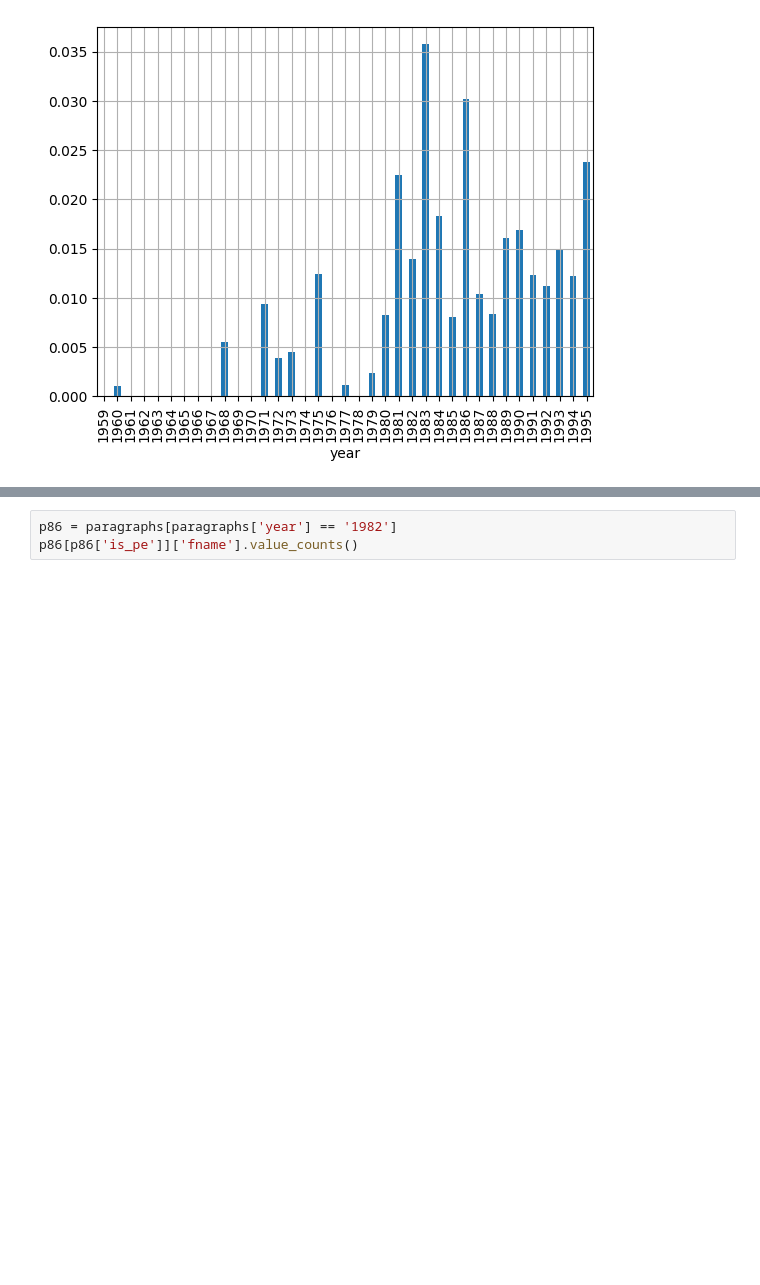
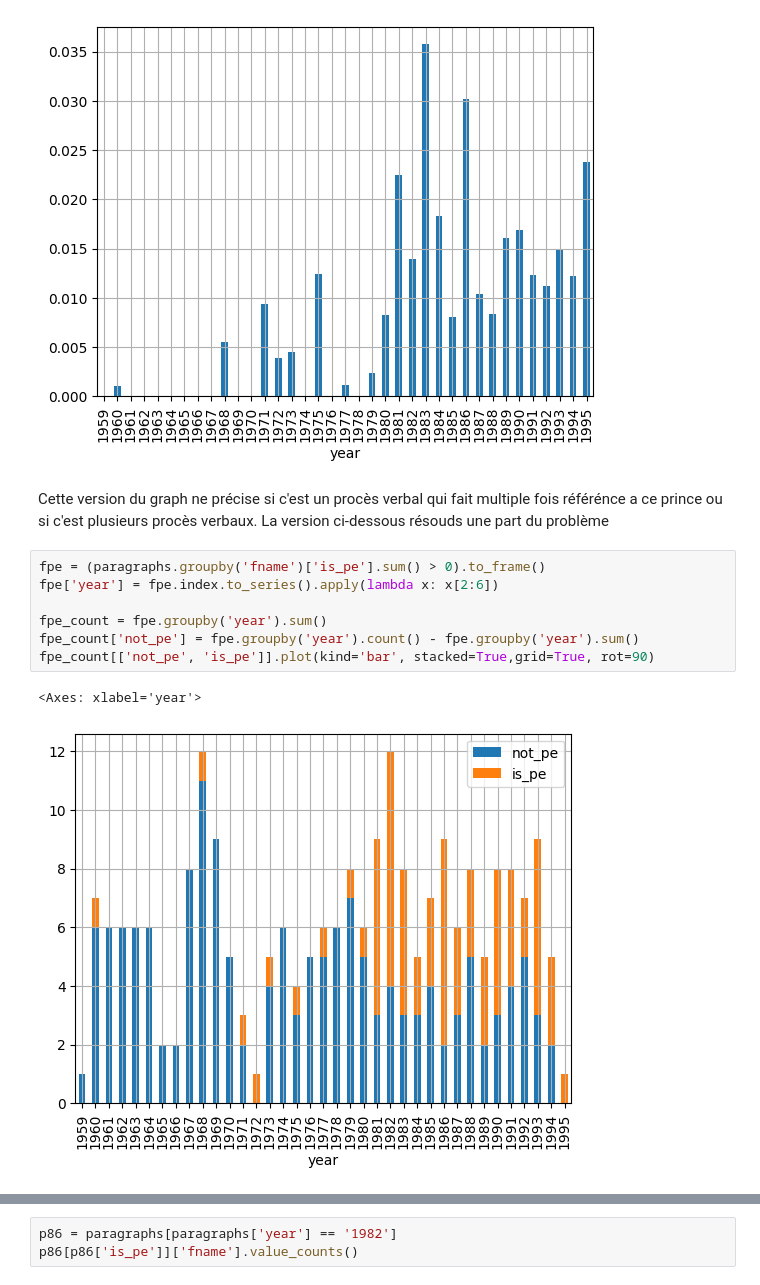
Before and after one commit to MR8u/jusTAL, a Jupyter notebook: egalite_distrib.ipynb, the cells around one changed output, grey strips where cells are left out. Saved outputs shown, nothing was run; the diff lists cells and outputs as text; blank space fills up the shorter version.

```diff
--- a/egalite_distrib.ipynb
+++ b/egalite_distrib.ipynb
@@ -15,3 +15,15 @@ Name: count, dtype: int64
 # %% [output]
 <Axes: xlabel='year'>
 [figure]
+# %% [markdown]
+Cette version du graph ne précise si c'est un procès verbal qui fait multiple fois référénce a ce prince ou si c'est plusieurs procès verbaux. La version ci-dessous résouds une part du problème
+# %%
+fpe = (paragraphs.groupby('fname')['is_pe'].sum() > 0).to_frame()
+fpe['year'] = fpe.index.to_series().apply(lambda x: x[2:6])
+
+fpe_count = fpe.groupby('year').sum()
+fpe_count['not_pe'] = fpe.groupby('year').count() - fpe.groupby('year').sum()
+fpe_count[['not_pe', 'is_pe']].plot(kind='bar', stacked=True,grid=True, rot=90)
+# %% [output]
+<Axes: xlabel='year'>
+[figure, added]
```
Also changed, not shown: parts of 1 cell of this notebook.
